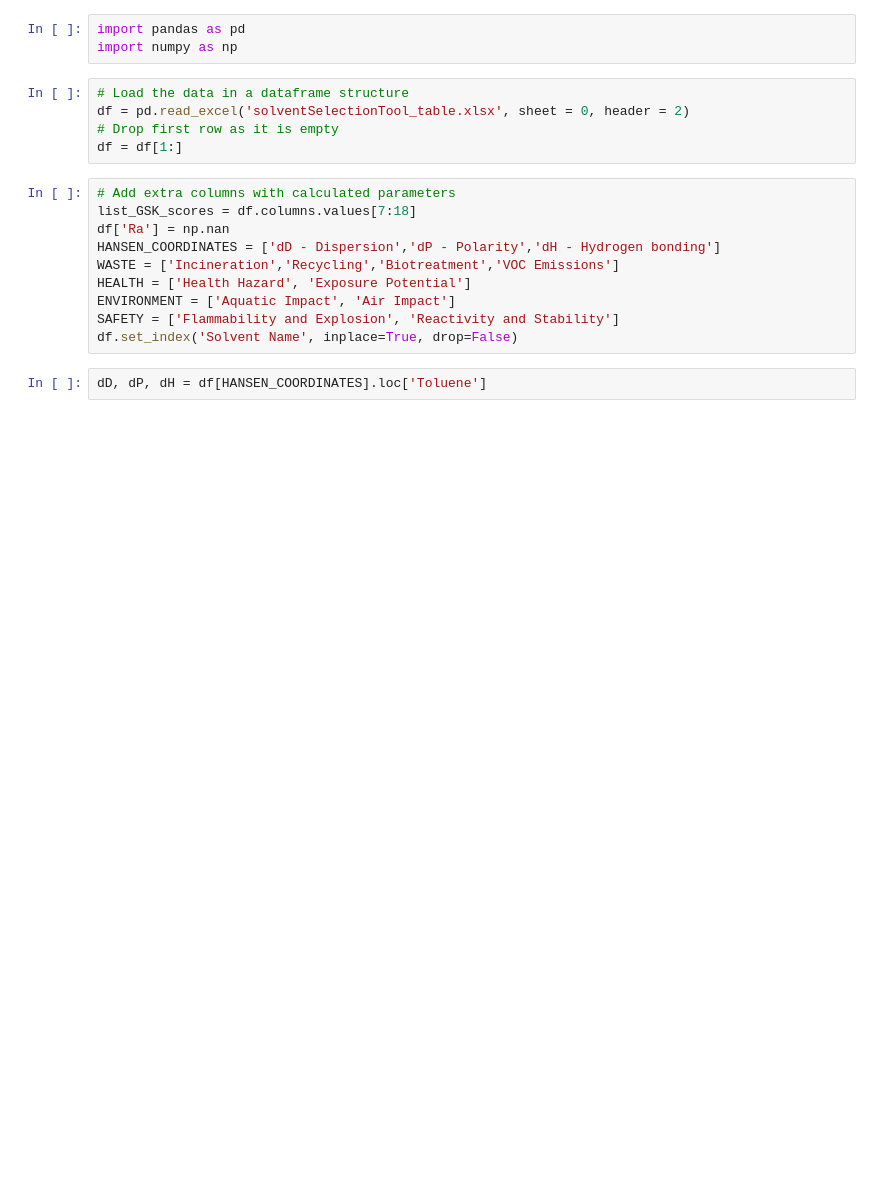
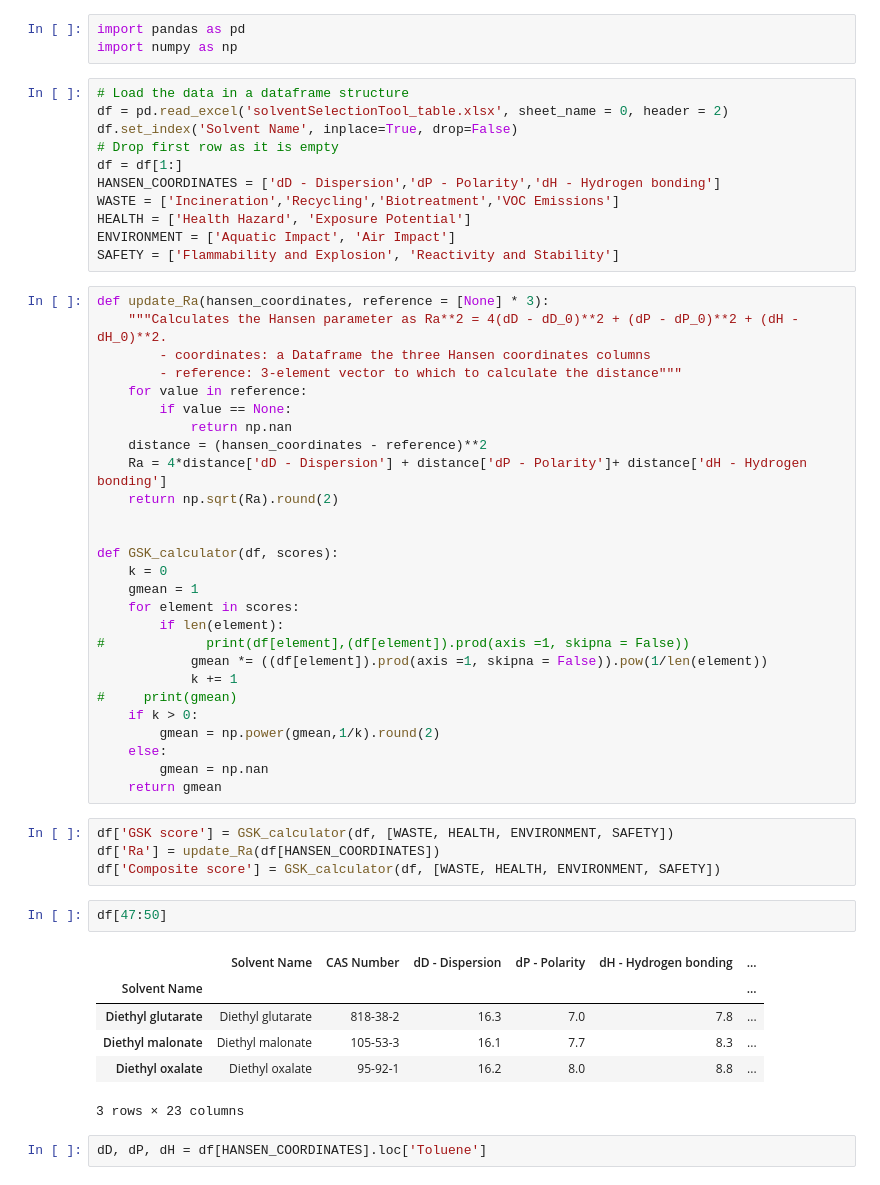
Before and after one commit to jrafolsr/opeg-green-solvent, a Jupyter notebook: code_snippets.ipynb, the cells around one changed output. Saved outputs shown, nothing was run; the diff lists cells and outputs as text; blank space fills up the shorter version.

```diff
--- a/code_snippets.ipynb
+++ b/code_snippets.ipynb
@@ -5,19 +5,55 @@ import pandas as pd
 import numpy as np
 # %%
 # Load the data in a dataframe structure
-df = pd.read_excel('solventSelectionTool_table.xlsx', sheet = 0, header = 2)
+df = pd.read_excel('solventSelectionTool_table.xlsx', sheet_name = 0, header = 2)
+df.set_index('Solvent Name', inplace=True, drop=False)
 # Drop first row as it is empty
 df = df[1:]
+HANSEN_COORDINATES = ['dD - Dispersion','dP - Polarity','dH - Hydrogen bonding']
+WASTE = ['Incineration','Recycling','Biotreatment','VOC Emissions']
+HEALTH = ['Health Hazard', 'Exposure Potential']
+ENVIRONMENT = ['Aquatic Impact', 'Air Impact']
+SAFETY = ['Flammability and Explosion', 'Reactivity and Stability']
-# %%
-# Add extra columns with calculated parameters
-list_GSK_scores = df.columns.values[7:18]
-df['Ra'] = np.nan
-HANSEN_COORDINATES = ['dD - Dispersion','dP - Polarity','dH - Hydrogen bonding']
-WASTE = ['Incineration','Recycling','Biotreatment','VOC Emissions']
-HEALTH = ['Health Hazard', 'Exposure Potential']
-ENVIRONMENT = ['Aquatic Impact', 'Air Impact']
-SAFETY = ['Flammability and Explosion', 'Reactivity and Stability']
-df.set_index('Solvent Name', inplace=True, drop=False)
+# %%
+def update_Ra(hansen_coordinates, reference = [None] * 3):
+    """Calculates the Hansen parameter as Ra**2 = 4(dD - dD_0)**2 + (dP - dP_0)**2 + (dH - dH_0)**2.
+        - coordinates: a Dataframe the three Hansen coordinates columns
+        - reference: 3-element vector to which to calculate the distance"""
+    for value in reference:
+        if value == None:
+            return np.nan
+    distance = (hansen_coordinates - reference)**2
+    Ra = 4*distance['dD - Dispersion'] + distance['dP - Polarity']+ distance['dH - Hydrogen bonding']
+    return np.sqrt(Ra).round(2)
+
+
+def GSK_calculator(df, scores):
+    k = 0
+    gmean = 1
+    for element in scores:
+        if len(element):
+#             print(df[element],(df[element]).prod(axis =1, skipna = False))
+            gmean *= ((df[element]).prod(axis =1, skipna = False)).pow(1/len(element))
+            k += 1
+#     print(gmean)
+    if k > 0:
+        gmean = np.power(gmean,1/k).round(2)
+    else:
+        gmean = np.nan
+    return gmean
+# %%
+df['GSK score'] = GSK_calculator(df, [WASTE, HEALTH, ENVIRONMENT, SAFETY])
+df['Ra'] = update_Ra(df[HANSEN_COORDINATES])
+df['Composite score'] = GSK_calculator(df, [WASTE, HEALTH, ENVIRONMENT, SAFETY])
+# %%
+df[47:50]
+# %% [output]
+|  | Solvent Name | CAS Number | dD - Dispersion | dP - Polarity | dH - Hydrogen bonding | ... |
+| Solvent Name |  |  |  |  |  | ... |
+| Diethyl glutarate | Diethyl glutarate | 818-38-2 | 16.3 | 7.0 | 7.8 | ... |
+| Diethyl malonate | Diethyl malonate | 105-53-3 | 16.1 | 7.7 | 8.3 | ... |
+| Diethyl oxalate | Diethyl oxalate | 95-92-1 | 16.2 | 8.0 | 8.8 | ... |
+3 rows × 23 columns
 # %%
 dD, dP, dH = df[HANSEN_COORDINATES].loc['Toluene']
 # %%
```
Also changed, not shown: 3 other files.
